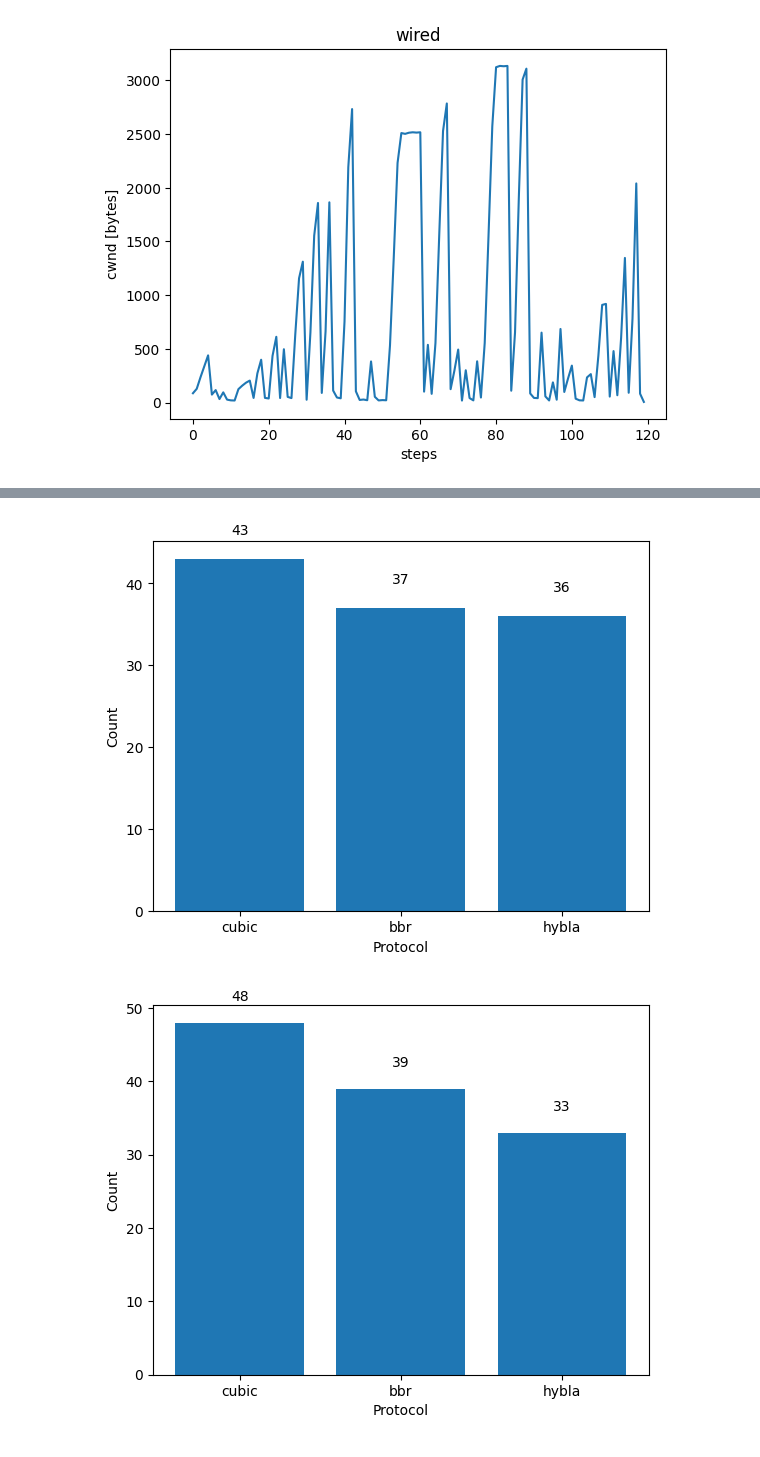
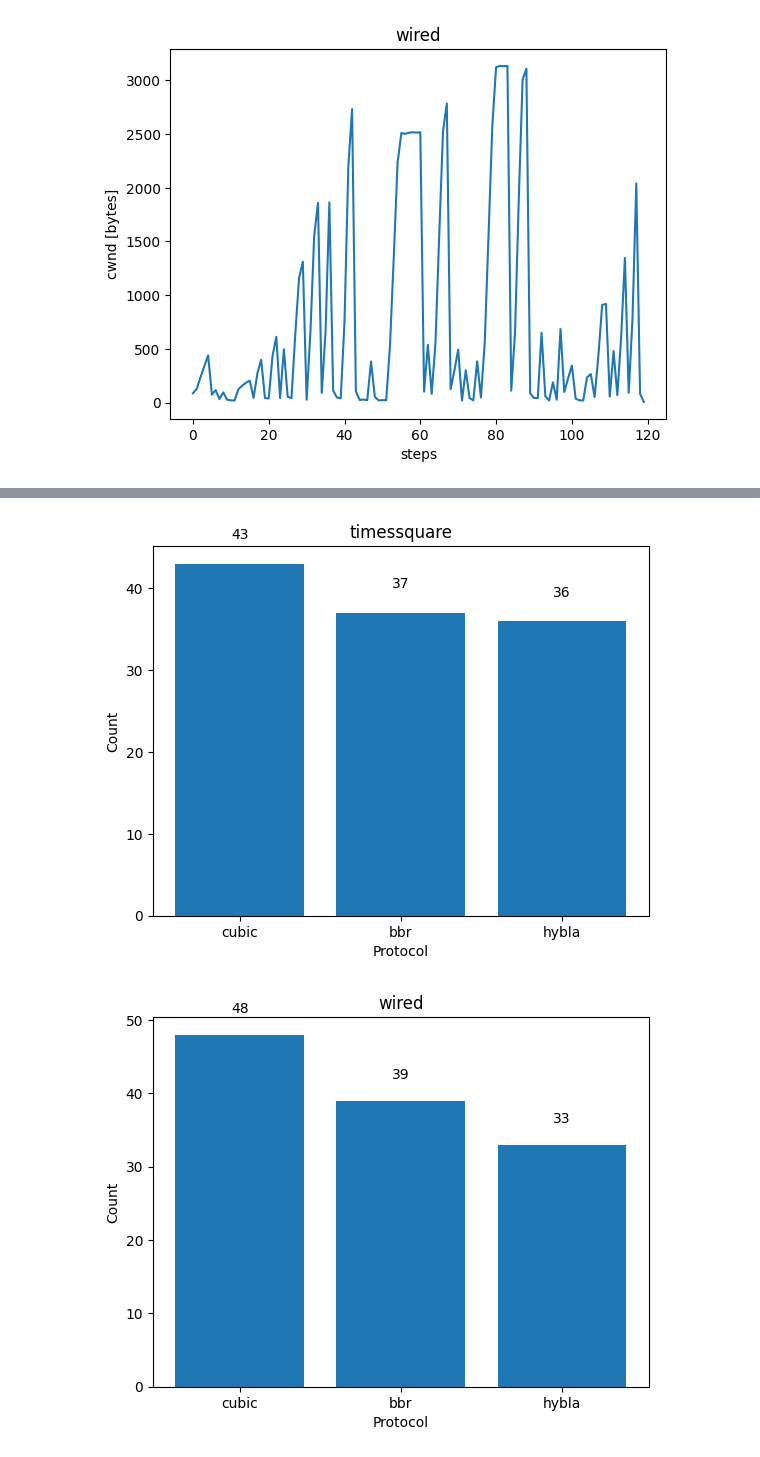
Before and after one commit to lorepap/mutant, a Jupyter notebook: analysis/notebook/mimic_kernel_features_analysis.ipynb, the cells around one changed output, grey strips where cells are left out. Cells and saved outputs as stored; diff of their text form; code cells hidden in the pictures.

Commit message:
plots

```diff
--- a/analysis/notebook/mimic_kernel_features_analysis.ipynb
+++ b/analysis/notebook/mimic_kernel_features_analysis.ipynb
@@ -156,4 +186,5 @@ for trace in traces:
     # Set the axis labels
     ax.set_xlabel('Protocol')
     ax.set_ylabel('Count')
+    ax.set_title(trace)
 # %% [output]
@@ -169,5 +200,5 @@ for trace in traces:
-[figure, old version]
+[figure, new version]
-[figure, old version]
+[figure, new version]
 # %%
 # Plot protocol selection
 for trace in traces:
```
Also changed, not shown: parts of 5 cells of this notebook, 24 other files.
